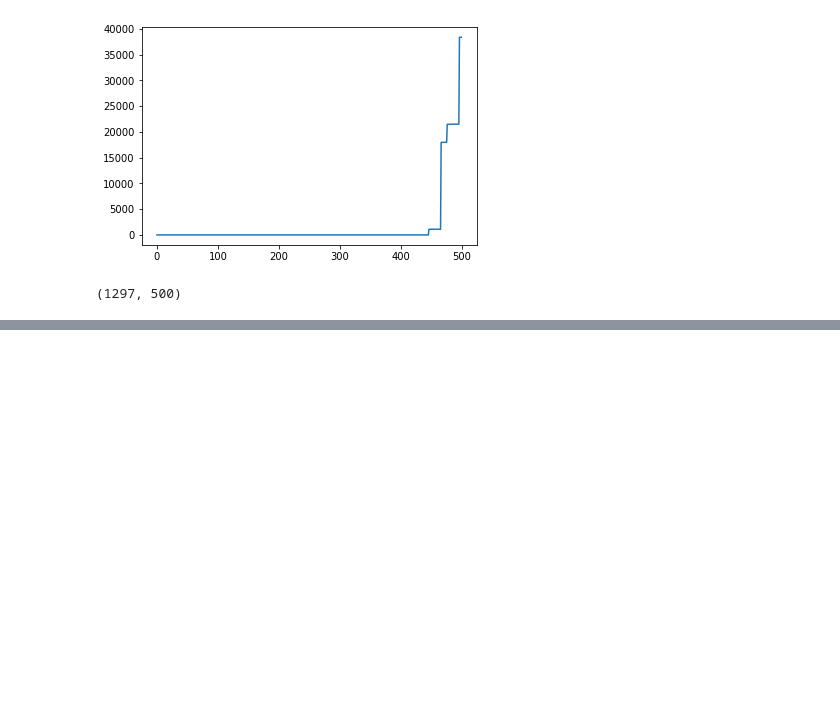
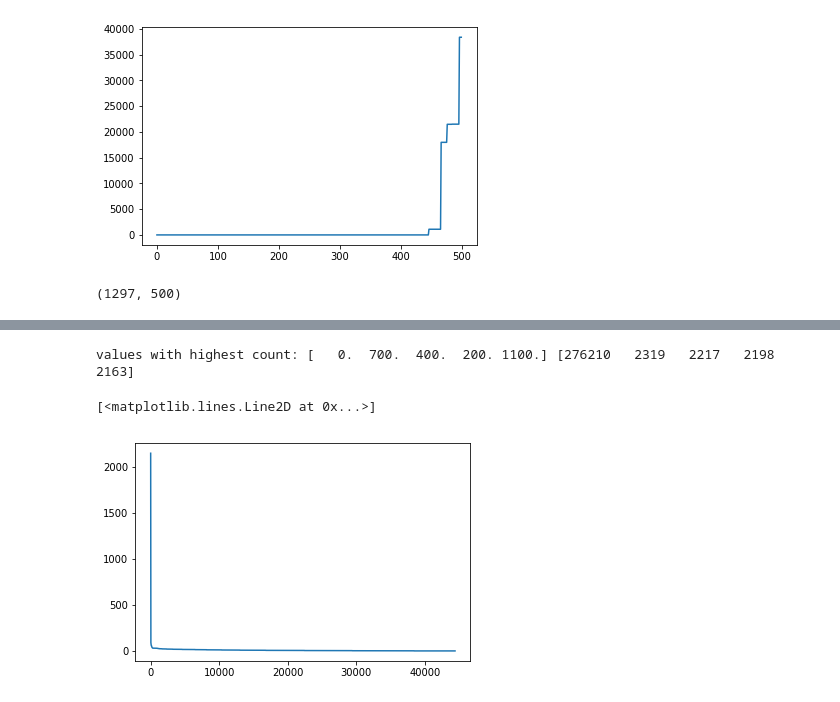
Before and after one commit to HitLuca/GANs_for_spiking_time_series, a Jupyter notebook: berka_dataset/dataset_analysis.ipynb, the cells around one changed output, grey strips where cells are left out. Saved outputs shown, nothing was run; the diff lists cells and outputs as text; code cells hidden in the pictures; blank space fills up the shorter version.

```diff
--- a/berka_dataset/dataset_analysis.ipynb
+++ b/berka_dataset/dataset_analysis.ipynb
@@ -249,0 +258,11 @@ io.mmwrite('parsed/sparse_balances.mtx', sparse_balances)
+# %%
+sorted_indexes = np.argsort(-counts)
+counts = counts[sorted_indexes]
+unique_items = unique_items[sorted_indexes]
+
+print('values with highest count:', unique_items[:5], counts[:5])
+plt.plot(counts[5:])
+# %% [output]
+values with highest count: [   0.  700.  400.  200. 1100.] [276210   2319   2217   2198   2163]
+[<matplotlib.lines.Line2D at 0x...>]
+[figure, added]
```
Also changed, not shown: parts of 2 cells of this notebook, 6 other files.
